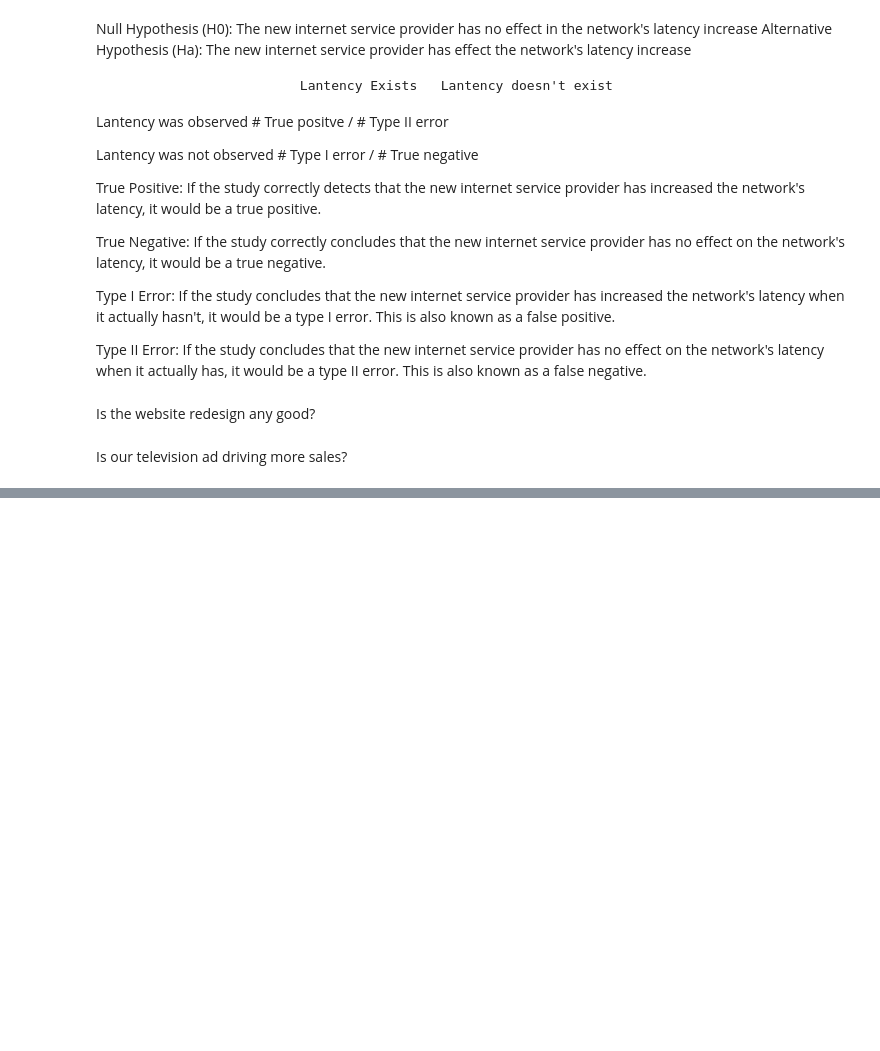
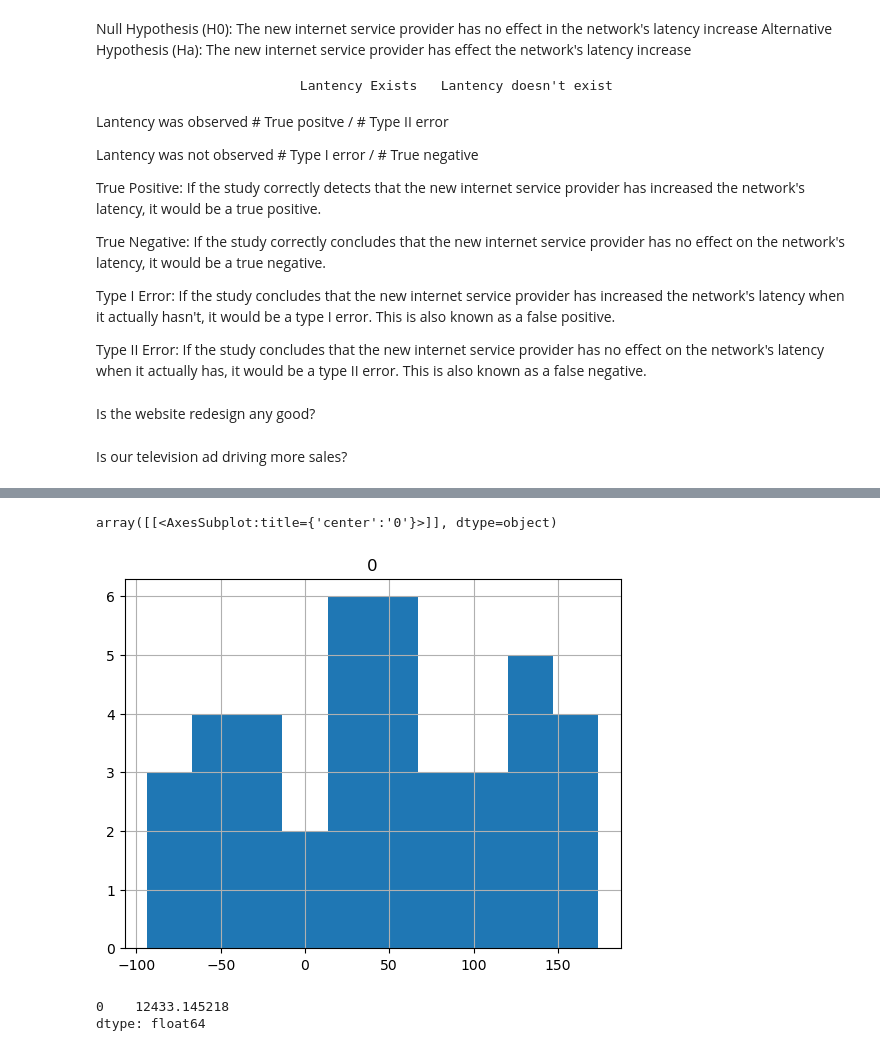
Before and after one commit to rosendo-lugo/statistics-exercises, a Jupyter notebook: hypothesis_testing.ipynb, the cells around one changed output, grey strips where cells are left out. Drawn from its saved outputs; the diff is of its cells as text; code cells hidden in the pictures; blank space fills up the shorter version.

```diff
--- a/hypothesis_testing.ipynb
+++ b/hypothesis_testing.ipynb
@@ -44,0 +86,8 @@ No increase in sales observed        # Type I error       / # True negative
+# %%
+office_one_sample_size = 40
+office_one_mean = 90
+office_one_sd = 15
+office_two_sample_size = 50
+office_two_mean = 100
+office_two_sd = 20
+a = .05
@@ -44,0 +98,4 @@ No increase in sales observed        # Type I error       / # True negative
+# %%
+# office_one_sample = 40
+office_one_rnd_sample = np.random.normal(0, 1, office_one_sample_size)
+office_one_rnd_sample
@@ -44,0 +111,3 @@ No increase in sales observed        # Type I error       / # True negative
+# %%
+office_one_sample = office_one_rnd_sample * office_one_mean + office_one_sd
+office_one_sample
@@ -44,0 +125,3 @@ No increase in sales observed        # Type I error       / # True negative
+# %%
+df_office_one_sample = pd.DataFrame(office_one_sample)
+df_office_one_sample
@@ -44,0 +146,10 @@ No increase in sales observed        # Type I error       / # True negative
+# %%
+df_office_one_sample.hist()
+# %% [output]
+array([[<AxesSubplot:title={'center':'0'}>]], dtype=object)
+[figure, added]
+# %%
+df_office_one_sample.var()
+# %% [output]
+0    12433.145218
+dtype: float64
```
Also changed, not shown: parts of 64 cells of this notebook.
